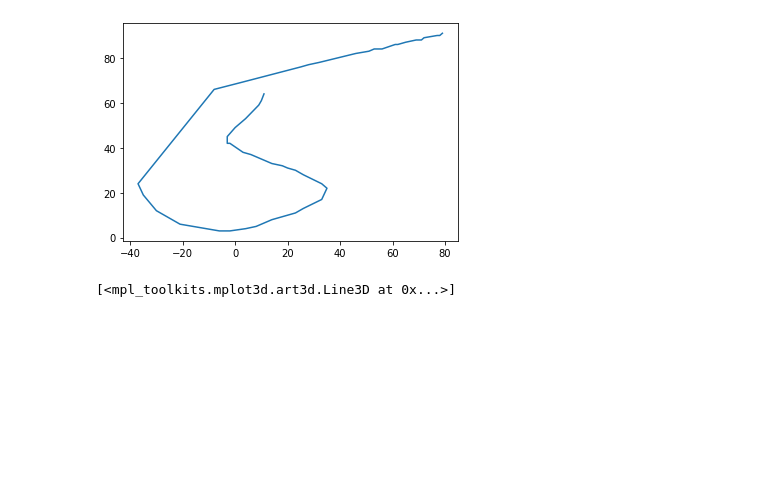
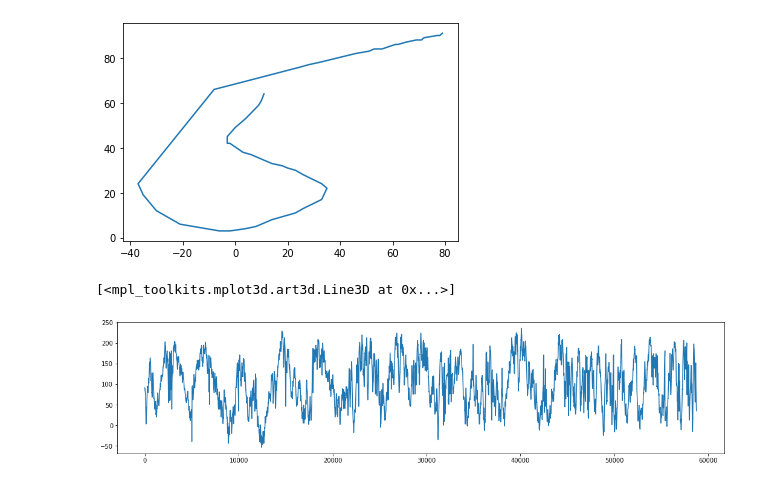
Before and after one commit to orionpax00/ChrVis, a Jupyter notebook: scripts/Analysing_3d_str_for_3d_snake_game.ipynb, the cells around one changed output. Cells and saved outputs as stored; diff of their text form; code cells hidden in the pictures; blank space fills up the shorter version.

```diff
--- a/scripts/Analysing_3d_str_for_3d_snake_game.ipynb
+++ b/scripts/Analysing_3d_str_for_3d_snake_game.ipynb
@@ -3,7 +3,7 @@ import matplotlib.pyplot as plt
 import math
 from mpl_toolkits import mplot3d
 # %%
-with open('chr1.txt','r') as in_file:
+with open('../docs/data/dummy_chromatin_str.txt','r') as in_file:
     lines = in_file.readlines()
 # %%
 x = []
@@ -65,3 +65,9 @@ ax = plt.axes(projection='3d')
 ax.plot3D(x[0:50], y[0:50], z[0:50])
 # %% [output]
 [<mpl_toolkits.mplot3d.art3d.Line3D at 0x...>]
+# %%
+fig,ax = plt.subplots(figsize=(18,4))
+ax.plot(z)
+plt.show()
+# %% [output]
+[figure, added]
```
Also changed, not shown: parts of 10 cells of this notebook, 5 other files.
